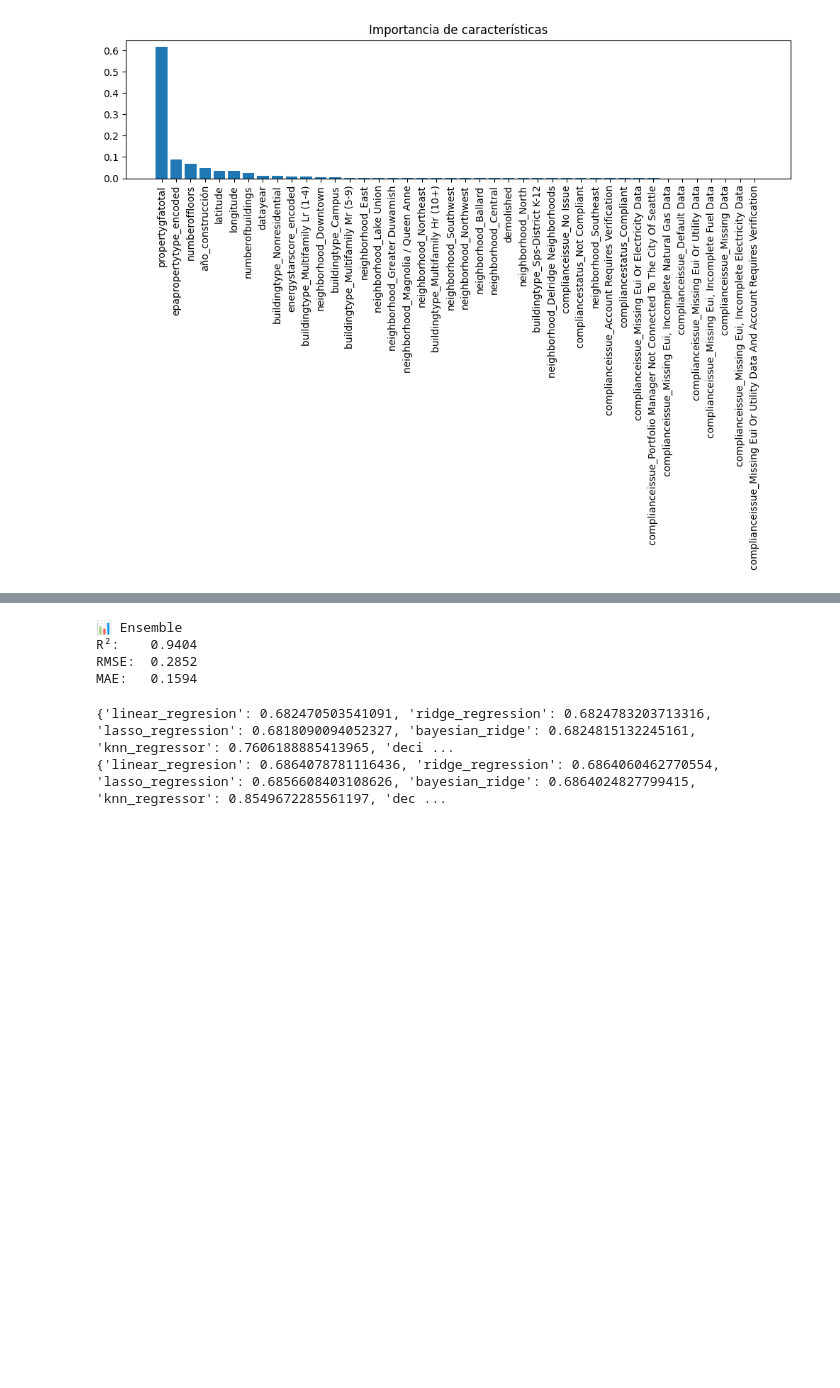
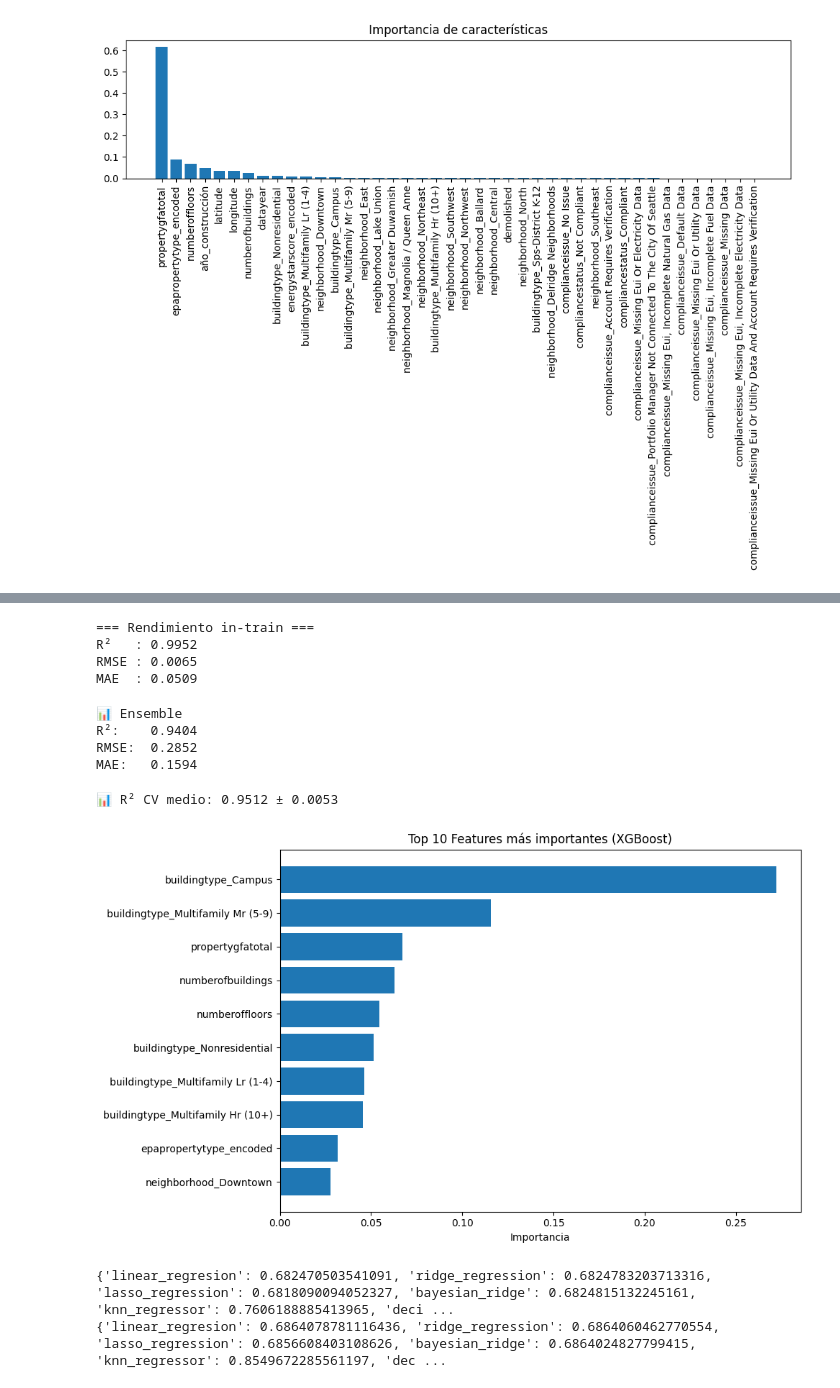
Before and after one commit to LLAES07/seatle, a Jupyter notebook: Notebooks/Proyecto.ipynb, the cells around one changed output, grey strips where cells are left out. Saved outputs shown, nothing was run; the diff lists cells and outputs as text; code cells hidden in the pictures; blank space fills up the shorter version.

```diff
--- a/Notebooks/Proyecto.ipynb
+++ b/Notebooks/Proyecto.ipynb
@@ -1330,0 +1473,14 @@ MAE:   0.2202
+# %%
+# ------------------------------------------------------------------
+# 6) Evaluación en tu test set aparte
+# ------------------------------------------------------------------
+best_xgb = search.best_estimator_
+y_pred_test = best_xgb.predict(X_test)       # <-- tu set de test real
+rmse  = root_mean_squared_error(y_test, y_pred_test)
+mae   = mean_absolute_error(y_test, y_pred_test)
+r2    = r2_score(y_test, y_pred_test)
+
+print("\n=== Rendimiento final (Test) ===")
+print(f"R²   : {r2:0.4f}")
+print(f"RMSE : {rmse:0.4f}")
+print(f"MAE  : {mae:0.4f}")
@@ -1331,3 +1492,24 @@ MAE:   0.2202
+# %%
+
+# --- predicciones IN‑TRAIN ---
+y_pred_train = best_xgb.predict(X_train)          # el mismo X usado para entrenar
+
+# (si entrenaste en log1p recuerda invertir con np.expm1)
+# y_pred_train = np.expm1(y_pred_train); y_train_full = np.expm1(y_train_full)
+
+rmse_train = mean_squared_error(y_train, y_pred_train)
+mae_train  = mean_absolute_error(y_train, y_pred_train)
+r2_train   = r2_score(y_train, y_pred_train)
+
+print("=== Rendimiento in‑train ===")
+print(f"R²   : {r2_train:0.4f}")
+print(f"RMSE : {rmse_train:0.4f}")
+print(f"MAE  : {mae_train:0.4f}")
+# %% [output]
+=== Rendimiento in‑train ===
+R²   : 0.9952
+RMSE : 0.0065
+MAE  : 0.0509
 # %%
 # Predicciones individuales
 rf_pred = best_rf.predict(X_test)
@@ -1349,6 +1531,49 @@ print(f"MAE:   {mean_absolute_error(y_test, ensemble_pred):.4f}")
 R²:    0.9404
 RMSE:  0.2852
 MAE:   0.1594
+# %%
+# Clona el modelo sin early stopping
+xgb_cv = XGBRegressor(
+    **search.best_params_,
+    objective="reg:squarederror",
+    tree_method="hist",  # o "gpu_hist"
+    random_state=42
+)
+
+# Evalúa en 5x5 Repeated CV
+from sklearn.model_selection import RepeatedKFold, cross_val_score
+
+rkf = RepeatedKFold(n_splits=5, n_repeats=5, random_state=42)
+scores = cross_val_score(xgb_cv, X_train, y_train,  # <- .ravel() evita warning
+                         scoring="r2", cv=rkf, n_jobs=-1)
+
+print(f"📊 R² CV medio: {scores.mean():.4f} ± {scores.std():.4f}")
+# %% [output]
+📊 R² CV medio: 0.9512 ± 0.0053
+# %%
+from xgboost import plot_importance
+importances = best_xgb.feature_importances_
+feature_names = X.columns  # Usa tus nombres reales
+
+# Crear un DataFrame con los nombres y las importancias
+importance_df = pd.DataFrame({
+    'feature': feature_names,
+    'importance': importances
+})
+
+# Ordenar por importancia
+importance_df = importance_df.sort_values(by='importance', ascending=False).head(10)
+
+# Graficar
+plt.figure(figsize=(10, 6))
+plt.barh(importance_df['feature'], importance_df['importance'])
+plt.xlabel('Importancia')
+plt.title('Top 10 Features más importantes (XGBoost)')
+plt.gca().invert_yaxis()
+plt.tight_layout()
+plt.show()
+# %% [output]
+[figure, added]
 # %%
 columnas_a_quedar = list(df_fi[df_fi['importancia']>0.01]['Columna'].values)
 # %%
```
Also changed, not shown: parts of 12 cells of this notebook.
